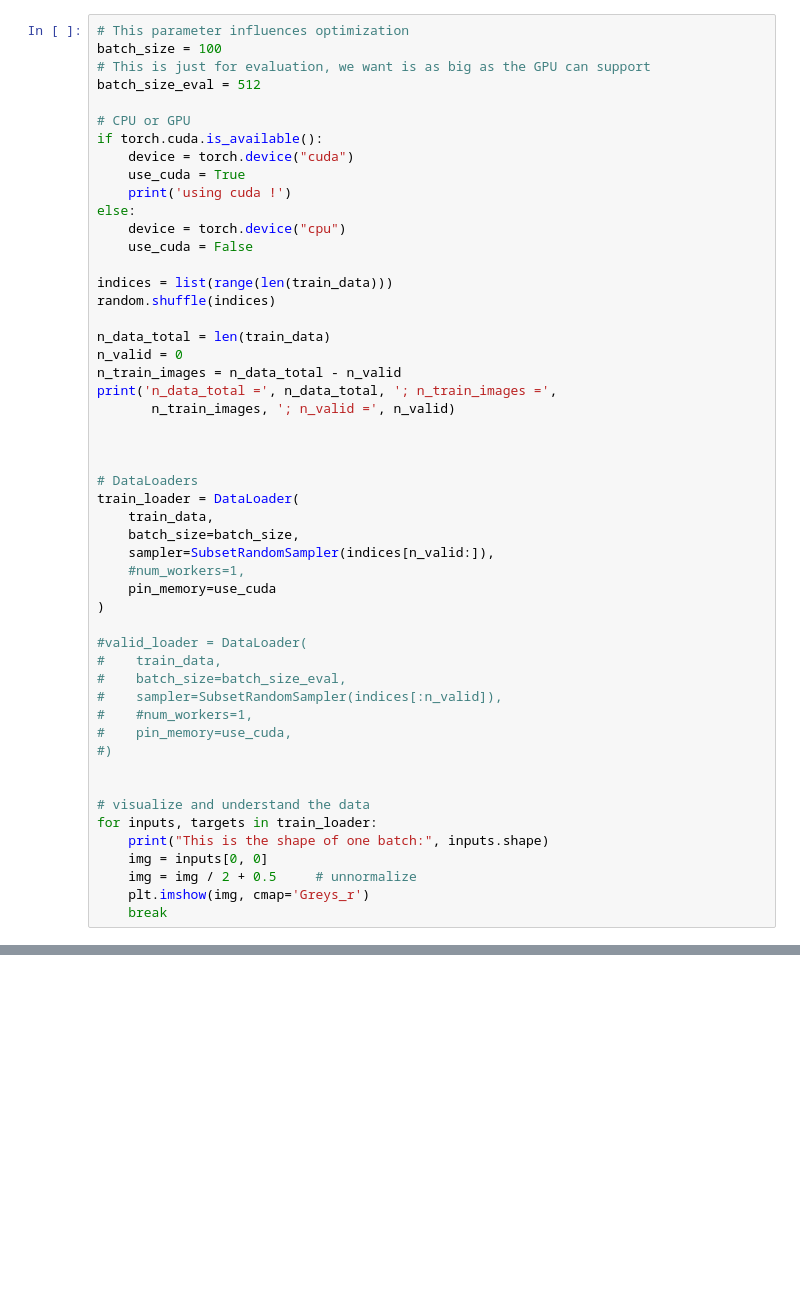
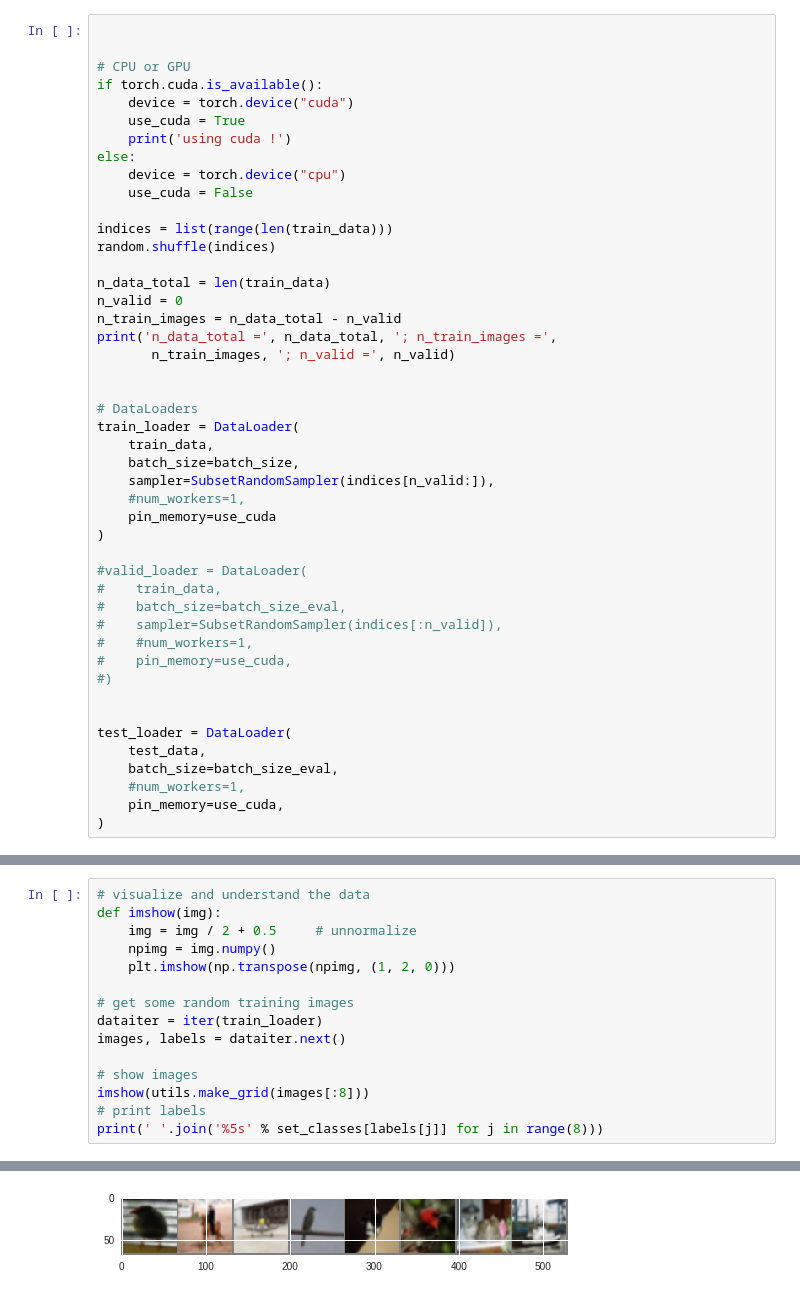
Before and after one commit to kumarmanishjha/pgm-prjoject_A18, a Jupyter notebook: DC_GAN.ipynb, the cells around one changed output, grey strips where cells are left out. Cells and saved outputs as stored; diff of their text form; blank space fills up the shorter version.

```diff
--- a/DC_GAN.ipynb
+++ b/DC_GAN.ipynb
@@ -84,8 +113,5 @@ elif train_CIFAR_10:
 # %%
-# This parameter influences optimization
-batch_size = 100
-# This is just for evaluation, we want is as big as the GPU can support
-batch_size_eval = 512
+
 
 # CPU or GPU
 if torch.cuda.is_available():
@@ -106,7 +132,6 @@ print('n_data_total =', n_data_total, '; n_train_images =',
        n_train_images, '; n_valid =', n_valid)
 
 
-
 # DataLoaders
 train_loader = DataLoader(
     train_data,
@@ -125,12 +150,11 @@ train_loader = DataLoader(
 #)
 
 
-# visualize and understand the data
-for inputs, targets in train_loader:
-    print("This is the shape of one batch:", inputs.shape)
-    img = inputs[0, 0]
-    img = img / 2 + 0.5     # unnormalize
-    plt.imshow(img, cmap='Greys_r')
-    break
+test_loader = DataLoader(
+    test_data,
+    batch_size=batch_size_eval,
+    #num_workers=1,
+    pin_memory=use_cuda,
+)
 # %% [output]
 using cuda !
@@ -145,0 +162,16 @@ Samplers
+# %%
+# visualize and understand the data
+def imshow(img):
+    img = img / 2 + 0.5     # unnormalize
+    npimg = img.numpy()
+    plt.imshow(np.transpose(npimg, (1, 2, 0)))
+
+# get some random training images
+dataiter = iter(train_loader)
+images, labels = dataiter.next()
+
+# show images
+imshow(utils.make_grid(images[:8]))
+# print labels
+print(' '.join('%5s' % set_classes[labels[j]] for j in range(8)))
+# %% [output]
@@ -146,3 +179,4 @@ Samplers
+[figure, added]
 # %%
 def gaussian_noise_sampler(mu, sigma, device):
     """ Gaussian input to the generator"""
```
Also changed, not shown: parts of 18 cells of this notebook.
